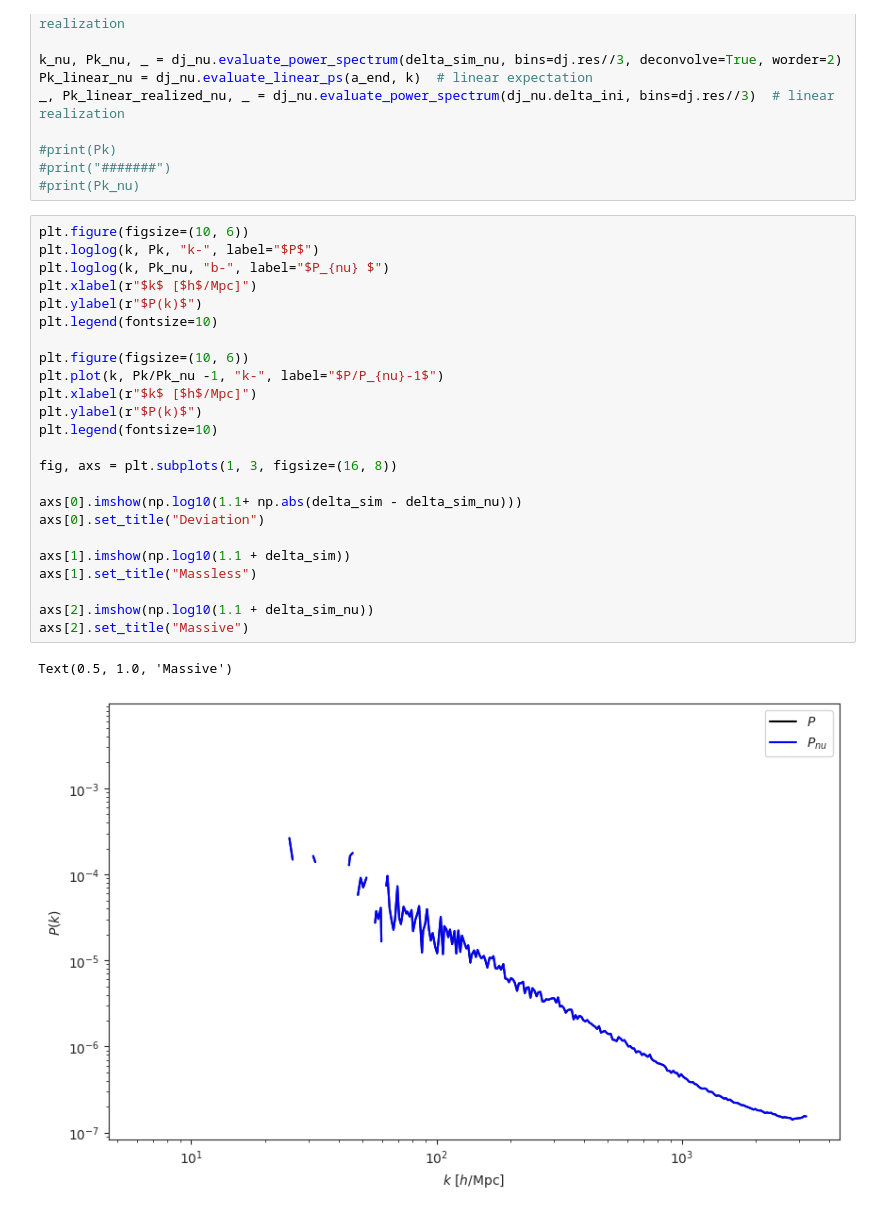
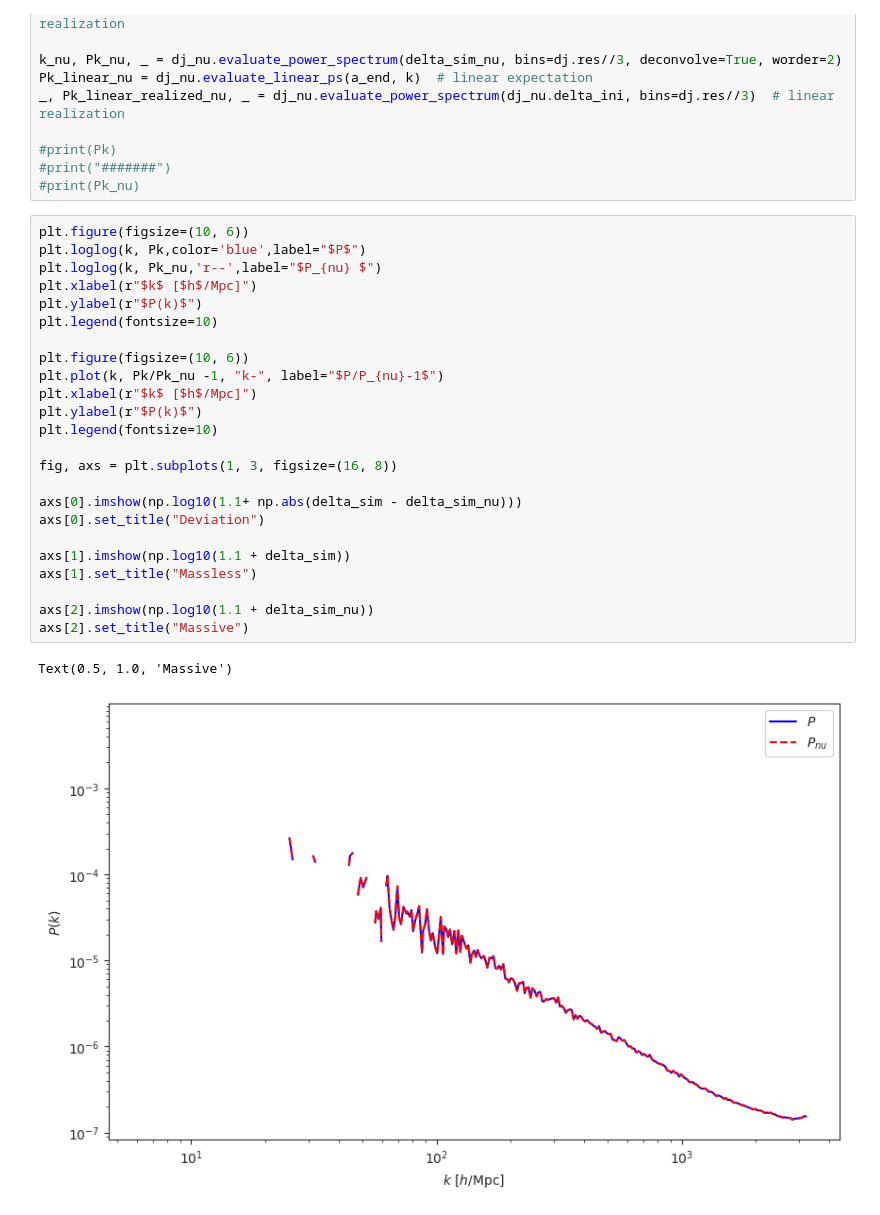
Before and after one commit to Xantyos13/DISCO-DJ, a Jupyter notebook: Neutrinos/disco_dj_2d_neutrinos.ipynb, the cells around one changed output. Cells and saved outputs as stored; diff of their text form.

```diff
--- a/Neutrinos/disco_dj_2d_neutrinos.ipynb
+++ b/Neutrinos/disco_dj_2d_neutrinos.ipynb
@@ -199,30 +201,30 @@ _, Pk_linear_realized_nu, _ = dj_nu.evaluate_power_spectrum(dj_nu.delta_ini, bin
 #print(Pk_nu)
 # %%
 plt.figure(figsize=(10, 6))
-plt.loglog(k, Pk, "k-", label="$P$")
-plt.loglog(k, Pk_nu, "b-", label="$P_{nu} $")
+plt.loglog(k, Pk,color='blue',label="$P$")
+plt.loglog(k, Pk_nu,'r--',label="$P_{nu} $")
 plt.xlabel(r"$k$ [$h$/Mpc]")
 plt.ylabel(r"$P(k)$")
 plt.legend(fontsize=10)
 
 plt.figure(figsize=(10, 6))
 plt.plot(k, Pk/Pk_nu -1, "k-", label="$P/P_{nu}-1$")
 plt.xlabel(r"$k$ [$h$/Mpc]")
 plt.ylabel(r"$P(k)$")
 plt.legend(fontsize=10)
 
 fig, axs = plt.subplots(1, 3, figsize=(16, 8))
 
 axs[0].imshow(np.log10(1.1+ np.abs(delta_sim - delta_sim_nu)))
 axs[0].set_title("Deviation")
 
 axs[1].imshow(np.log10(1.1 + delta_sim))
 axs[1].set_title("Massless")
 
 axs[2].imshow(np.log10(1.1 + delta_sim_nu))
 axs[2].set_title("Massive")
 # %% [output]
 Text(0.5, 1.0, 'Massive')
-[figure, old version]
+[figure, new version]
 [figure]
 [figure]
```
Also changed, not shown: parts of 3 cells of this notebook, 3 other files.
